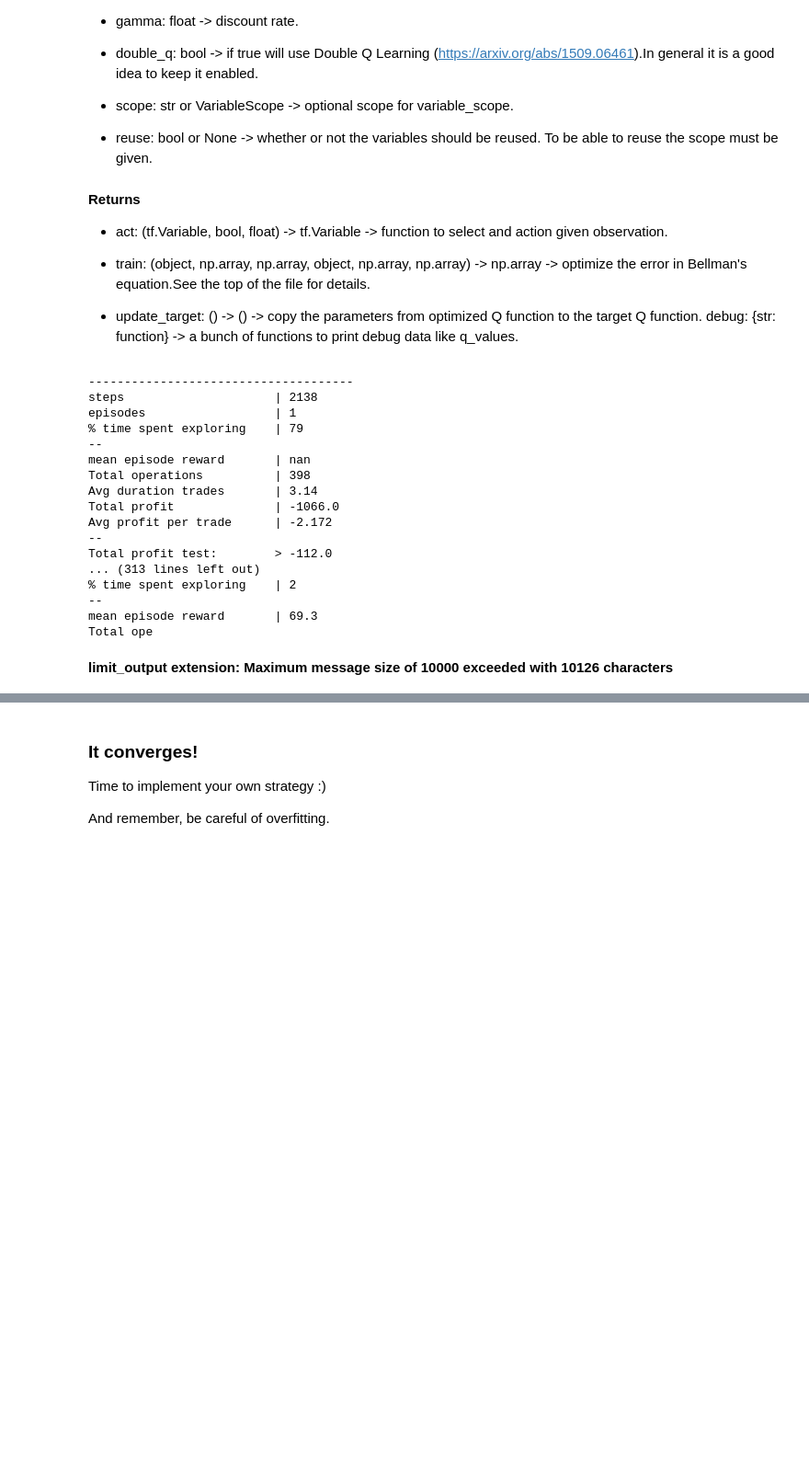
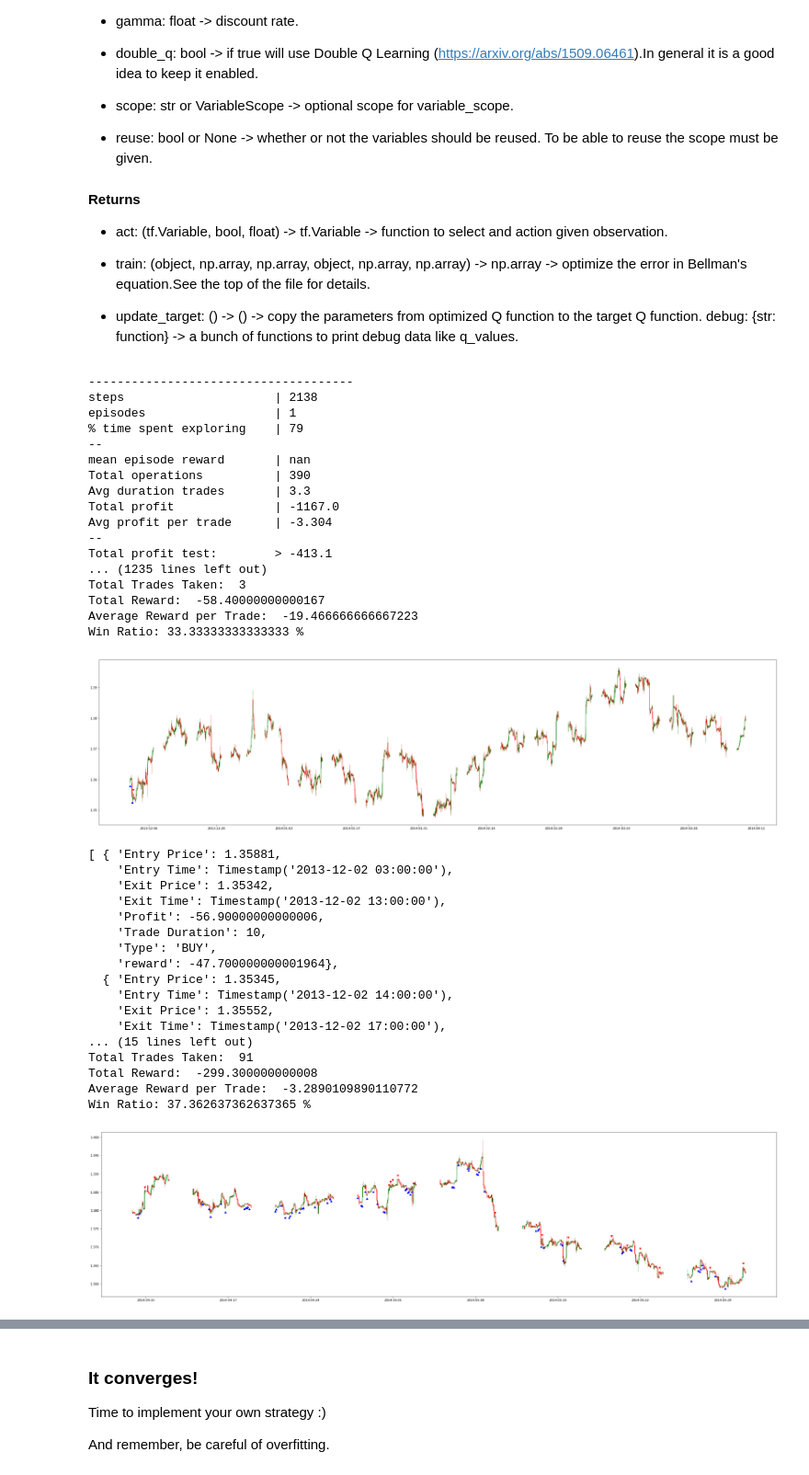
Before and after one commit to myao9494/gym_trading, a Jupyter notebook: Baseline DQN Gym_Trading Tutorial.ipynb, the cells around one changed output, grey strips where cells are left out. Shown: that part at 92% size. Drawn from its saved outputs; the diff is of its cells as text; code cells hidden in the pictures; blank space fills up the shorter version.

```diff
--- a/Baseline DQN Gym_Trading Tutorial.ipynb
+++ b/Baseline DQN Gym_Trading Tutorial.ipynb
@@ -240,7 +241,7 @@ debug: {str: function} -> a bunch of functions to print debug data like q_values
 with U.make_session(8):
 
     act, train, update_target, debug = deepq.build_train(
-        make_obs_ph=lambda name: U.BatchInput(env.observation_space.shape, name=name),
+        make_obs_ph=lambda name: UT.BatchInput(env.observation_space.shape, name=name),
         q_func=model,
         num_actions=env.action_space.n,
         optimizer=tf.train.AdamOptimizer(learning_rate=5e-4),
@@ -301,42 +302,60 @@ with U.make_session(8):
                 print("-------------------------------------")
             except Exception as e:
                 print("Exception: ", e)
                 # Update target network periodically.
 
             obs = env.reset()
             episode_rewards.append(0)
 
 
 
         if is_solved:
             # Show off the result
-            env._generate_summary_stats()
+            env.generate_summary_stats()
             run_test(env, act, final_test=True)
             break
 
         else:
             # Minimize the error in Bellman's equation on a batch sampled from replay buffer.
             if t > 500:
                 obses_t, actions, rewards, obses_tp1, dones = replay_buffer.sample(32)
                 train(obses_t, actions, rewards, obses_tp1, dones, np.ones_like(rewards))
             if t % 500 == 0:
                 update_target()
 # %% [output]
 -------------------------------------
 steps                     | 2138
 episodes                  | 1
 % time spent exploring    | 79
 --
 mean episode reward       | nan
-Total operations          | 398
-Avg duration trades       | 3.14
-Total profit              | -1066.0
-Avg profit per trade      | -2.172
+Total operations          | 390
+Avg duration trades       | 3.3
+Total profit              | -1167.0
+Avg profit per trade      | -3.304
 --
-Total profit test:        > -112.0
-... (313 lines left out)
-% time spent exploring    | 2
---
-mean episode reward       | 69.3
-Total ope
+Total profit test:        > -413.1
+... (1235 lines left out)
+Total Trades Taken:  3
+Total Reward:  -58.40000000000167
+Average Reward per Trade:  -19.466666666667223
+Win Ratio: 33.33333333333333 %
-limit_output extension: Maximum message size of 10000 exceeded with 10126 characters
+[figure, added]
+[ { 'Entry Price': 1.35881,
+    'Entry Time': Timestamp('2013-12-02 03:00:00'),
+    'Exit Price': 1.35342,
+    'Exit Time': Timestamp('2013-12-02 13:00:00'),
+    'Profit': -56.90000000000006,
+    'Trade Duration': 10,
+    'Type': 'BUY',
+    'reward': -47.700000000001964},
+  { 'Entry Price': 1.35345,
+    'Entry Time': Timestamp('2013-12-02 14:00:00'),
+    'Exit Price': 1.35552,
+    'Exit Time': Timestamp('2013-12-02 17:00:00'),
+... (15 lines left out)
+Total Trades Taken:  91
+Total Reward:  -299.300000000008
+Average Reward per Trade:  -3.2890109890110772
+Win Ratio: 37.362637362637365 %
+[figure, added]
```
Also changed, not shown: parts of 6 cells of this notebook, 1 other file.
